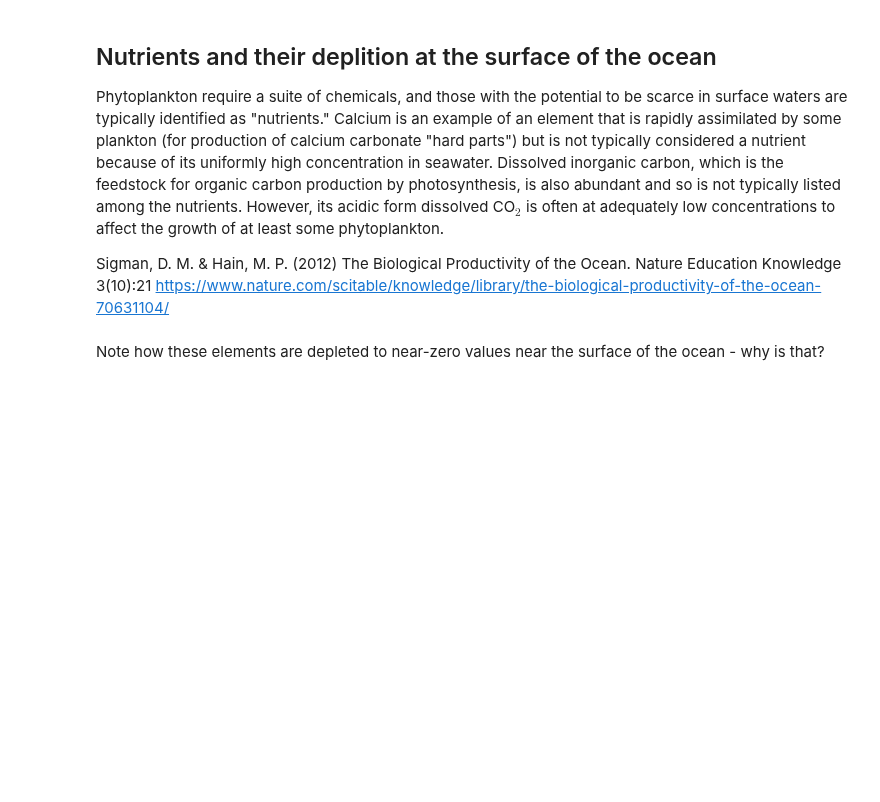
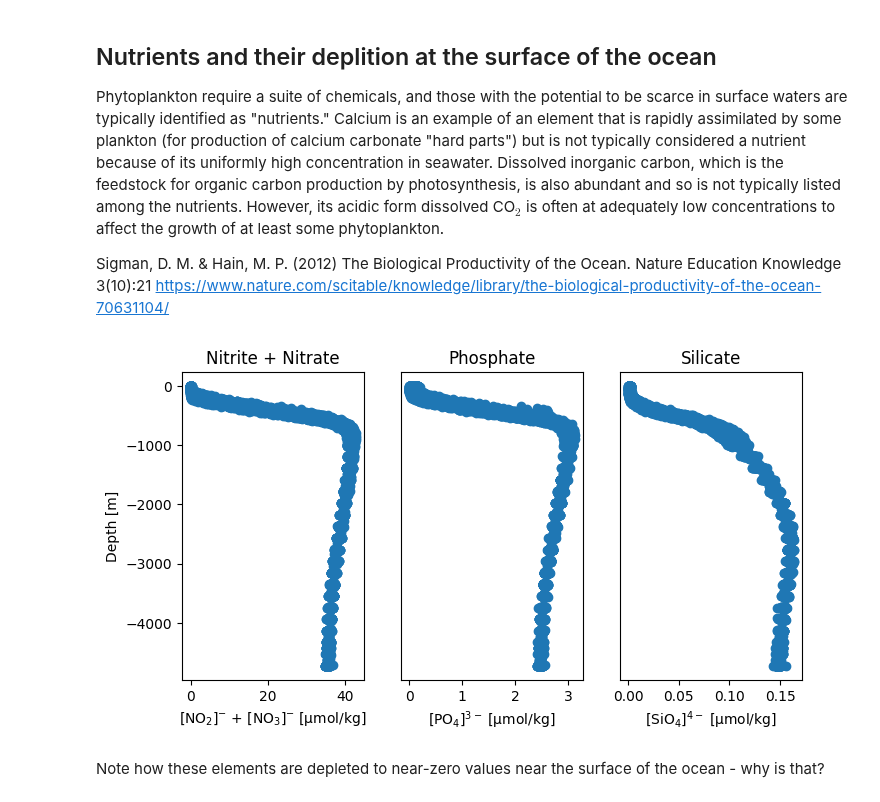
Before and after one commit to gmanuch/DataScienceOceanography, a Jupyter notebook: Tutorials2024/CO/CO_Tutorial.ipynb, the cells around one changed output. Drawn from its saved outputs; the diff is of its cells as text; code cells hidden in the pictures; blank space fills up the shorter version.

```diff
--- a/Tutorials2024/CO/CO_Tutorial.ipynb
+++ b/Tutorials2024/CO/CO_Tutorial.ipynb
@@ -187,24 +258,26 @@ Sigman, D. M. & Hain, M. P. (2012) The Biological Productivity of the Ocean. Nat
 # %%
 plt.figure(figsize=(8,4))
 
 plt.subplot(1,3,1)
-plt.scatter(HOT_bottle['NO2_NO3_bottle_hot'],-HOT_bottle['depth'])
+plt.scatter(HOT_bottle['nit'],-HOT_bottle['depth'])
 plt.xlabel('[NO$_2$]$^{-}$ + [NO$_3$]$^{-}$ [µmol/kg]')
 plt.ylabel('Depth [m]')
 plt.title('Nitrite + Nitrate')
 
 plt.subplot(1,3,2)
-plt.scatter(HOT_bottle['PO4_bottle_hot'],-HOT_bottle['depth'])
+plt.scatter(HOT_bottle['phos'],-HOT_bottle['depth'])
 plt.xlabel('[PO$_4$]$^{3-}$ [µmol/kg]')
 plt.title('Phosphate')
 plt.yticks([])
 
 plt.subplot(1,3,3)
-plt.scatter(HOT_bottle['SiO4_bottle_hot']/1e3,-HOT_bottle['depth'])
+plt.scatter(HOT_bottle['sil']/1e3,-HOT_bottle['depth'])
 plt.xlabel('[SiO$_4$]$^{4-}$ [µmol/kg]');
 plt.title('Silicate')
 plt.yticks([]);
 plt.savefig('Nutrients.png')
+# %% [output]
+[figure, added]
 # %% [markdown]
 Note how these elements are depleted to near-zero values near the surface of the ocean - why is that?
 # %% [markdown]
```
Also changed, not shown: parts of 12 cells of this notebook.
